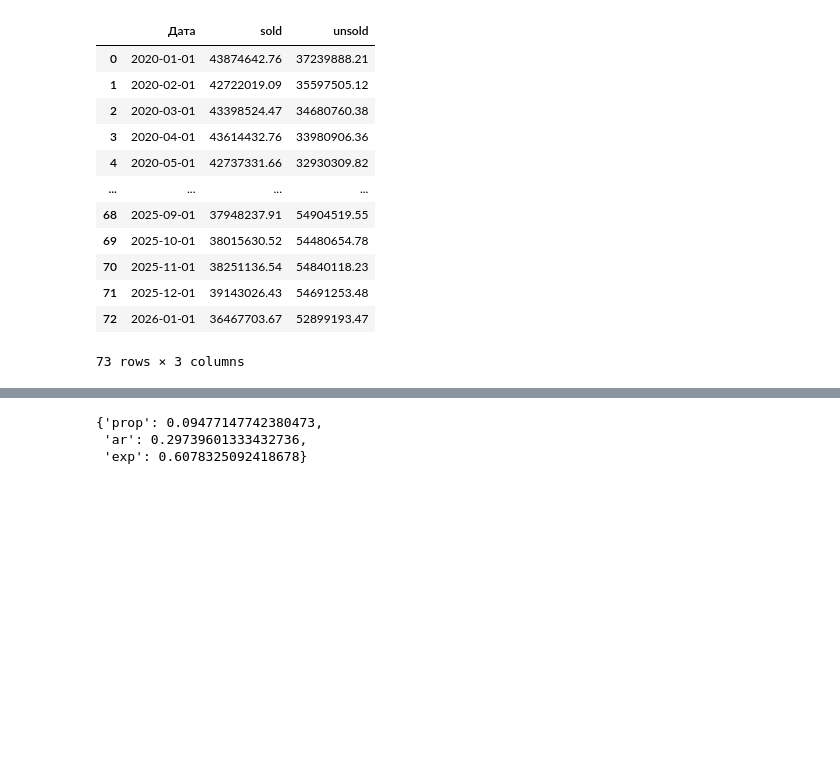
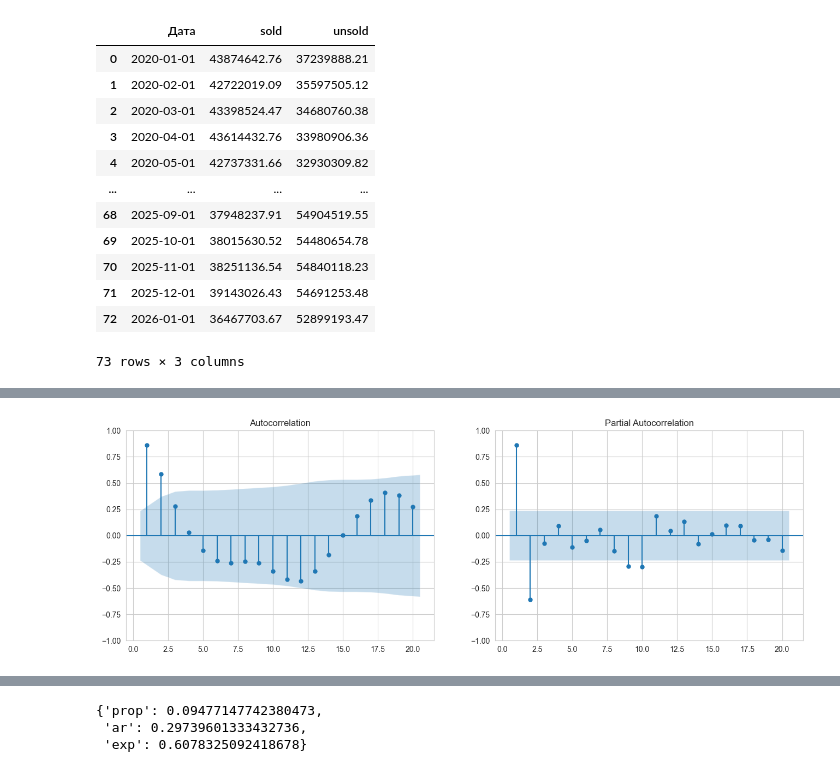
Before and after one commit to nikitakv1-gif/simple_forecaster, a Jupyter notebook: example.ipynb, the cells around one changed output, grey strips where cells are left out. Drawn from its saved outputs; the diff is of its cells as text; code cells hidden in the pictures; blank space fills up the shorter version.

```diff
--- a/example.ipynb
+++ b/example.ipynb
@@ -62,0 +80,6 @@ TypeError: '>' not supported between instances of 'str' and 'int'
+# %%
+from statsmodels.tsa.seasonal import STL
+res = STL(df['unsold/sold'][:-int(len(df['unsold/sold'])*0.05)][1:], period=12).fit()
+acf_chacf(res.resid)
+# %% [output]
+[figure, added]
```
Also changed, not shown: parts of 17 cells of this notebook, 11 other files.
